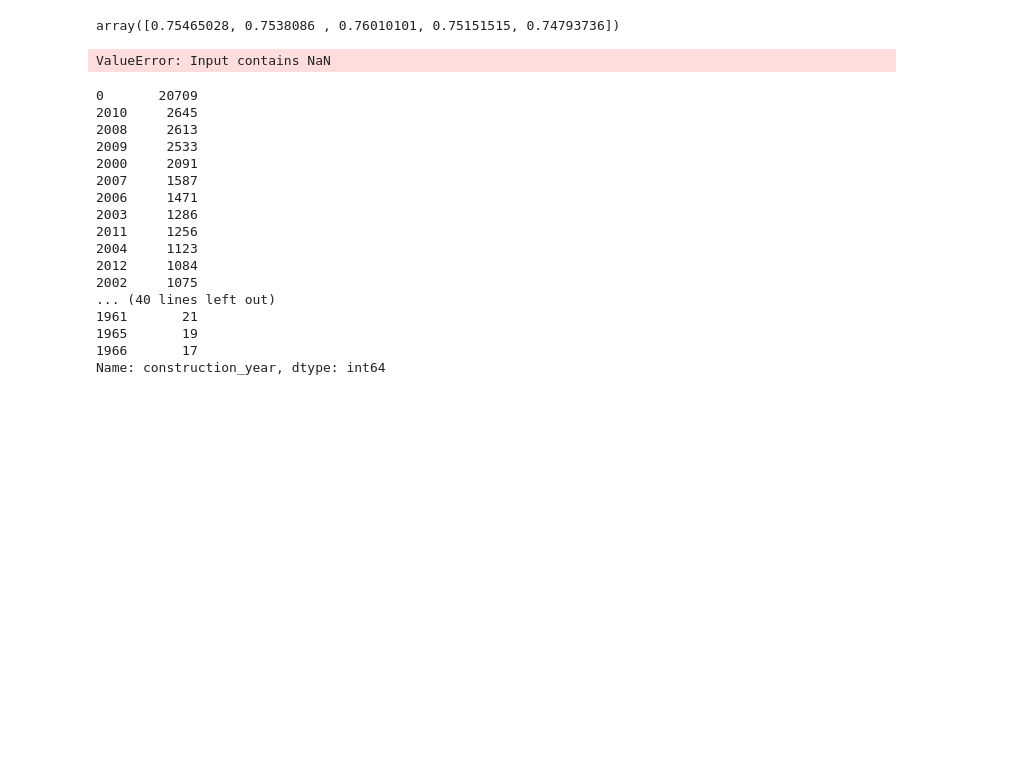
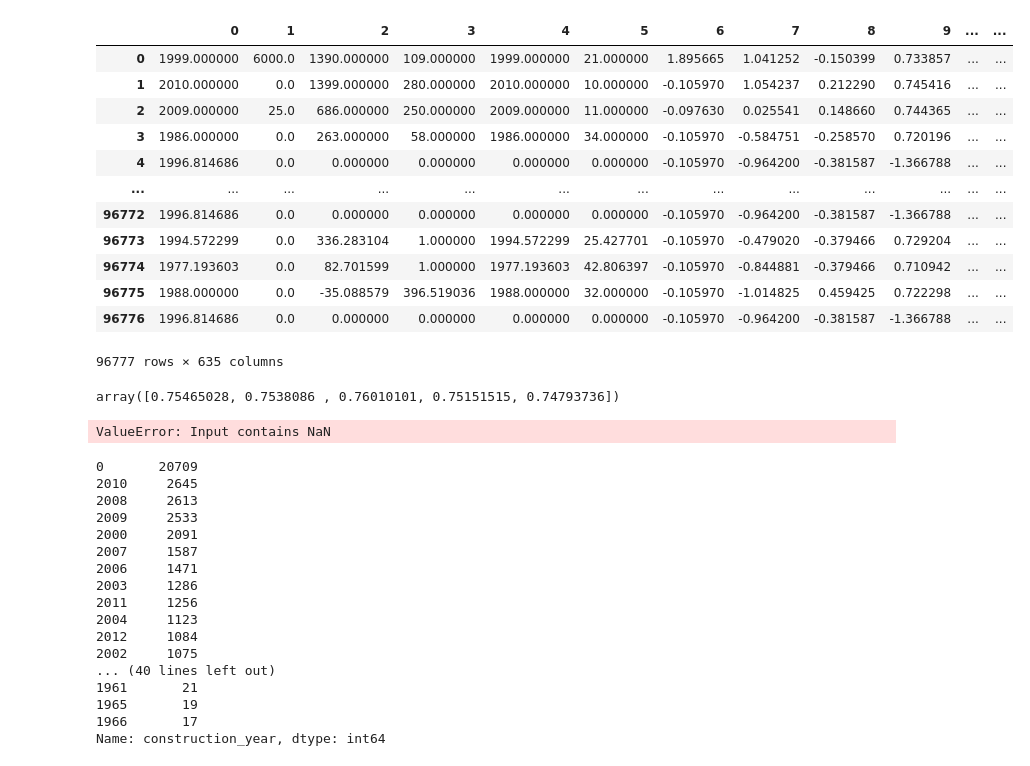
Before and after one commit to MWilliamson96/Tanzania_Well_Competition, a Jupyter notebook: eda/MWilliamson_preprocess_testing.ipynb, the cells around one changed output. Saved outputs shown, nothing was run; the diff lists cells and outputs as text; code cells hidden in the pictures; blank space fills up the shorter version.

```diff
--- a/eda/MWilliamson_preprocess_testing.ipynb
+++ b/eda/MWilliamson_preprocess_testing.ipynb
@@ -72,0 +74,28 @@ strict_model = make_pipeline(strict_preprocessing, DecisionTreeClassifier())
+# %%
+strict_pp_pipe = Pipeline([('feature_selector', ct.ChooseStrictFeatures()),
+                           ('bin_installer', ct.BinInstaller()),
+                           ('column_transformer', make_column_transformer((SimpleImputer(missing_values = 0.0), ['construction_year']),
+                                                            (SimpleImputer(), data_functions.get_numeric_features(data_functions.get_strict_features())),
+                                                            (ct.TransformConstructionYear(), ['construction_year']),
+                                                            (StandardScaler(), data_functions.get_numeric_features(data_functions.get_strict_features())),
+                                                            (OneHotEncoder(handle_unknown = 'ignore', sparse = False), data_functions.get_categorical_features(data_functions.get_strict_features())),
+                                                            remainder = 'drop')),
+                           ('up_sample', SMOTE(random_state = 42))])
+# %%
+resampled_data = strict_pp_pipe.fit_resample(x_train, y_train)
+# %%
+pd.DataFrame(resampled_data[0])
+# %% [output]
+|  | 0 | 1 | 2 | 3 | 4 | 5 | 6 | 7 | 8 | 9 | ... | ... |
+| 0 | 1999.000000 | 6000.0 | 1390.000000 | 109.000000 | 1999.000000 | 21.000000 | 1.895665 | 1.041252 | -0.150399 | 0.733857 | ... | ... |
+| 1 | 2010.000000 | 0.0 | 1399.000000 | 280.000000 | 2010.000000 | 10.000000 | -0.105970 | 1.054237 | 0.212290 | 0.745416 | ... | ... |
+| 2 | 2009.000000 | 25.0 | 686.000000 | 250.000000 | 2009.000000 | 11.000000 | -0.097630 | 0.025541 | 0.148660 | 0.744365 | ... | ... |
+| 3 | 1986.000000 | 0.0 | 263.000000 | 58.000000 | 1986.000000 | 34.000000 | -0.105970 | -0.584751 | -0.258570 | 0.720196 | ... | ... |
+| 4 | 1996.814686 | 0.0 | 0.000000 | 0.000000 | 0.000000 | 0.000000 | -0.105970 | -0.964200 | -0.381587 | -1.366788 | ... | ... |
+| ... | ... | ... | ... | ... | ... | ... | ... | ... | ... | ... | ... | ... |
+| 96772 | 1996.814686 | 0.0 | 0.000000 | 0.000000 | 0.000000 | 0.000000 | -0.105970 | -0.964200 | -0.381587 | -1.366788 | ... | ... |
+| 96773 | 1994.572299 | 0.0 | 336.283104 | 1.000000 | 1994.572299 | 25.427701 | -0.105970 | -0.479020 | -0.379466 | 0.729204 | ... | ... |
+| 96774 | 1977.193603 | 0.0 | 82.701599 | 1.000000 | 1977.193603 | 42.806397 | -0.105970 | -0.844881 | -0.379466 | 0.710942 | ... | ... |
+| 96775 | 1988.000000 | 0.0 | -35.088579 | 396.519036 | 1988.000000 | 32.000000 | -0.105970 | -1.014825 | 0.459425 | 0.722298 | ... | ... |
+| 96776 | 1996.814686 | 0.0 | 0.000000 | 0.000000 | 0.000000 | 0.000000 | -0.105970 | -0.964200 | -0.381587 | -1.366788 | ... | ... |
+96777 rows × 635 columns
```
Also changed, not shown: parts of 6 cells of this notebook, 2 other files.
